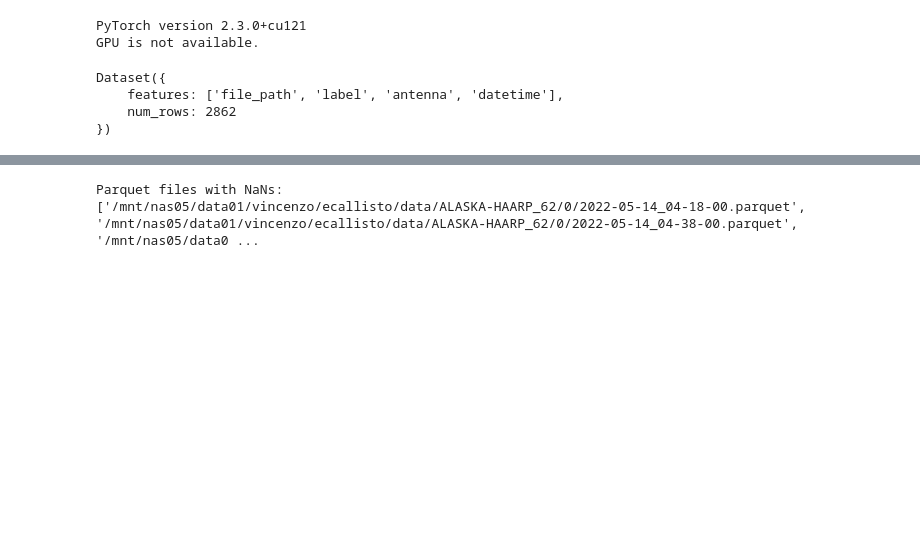
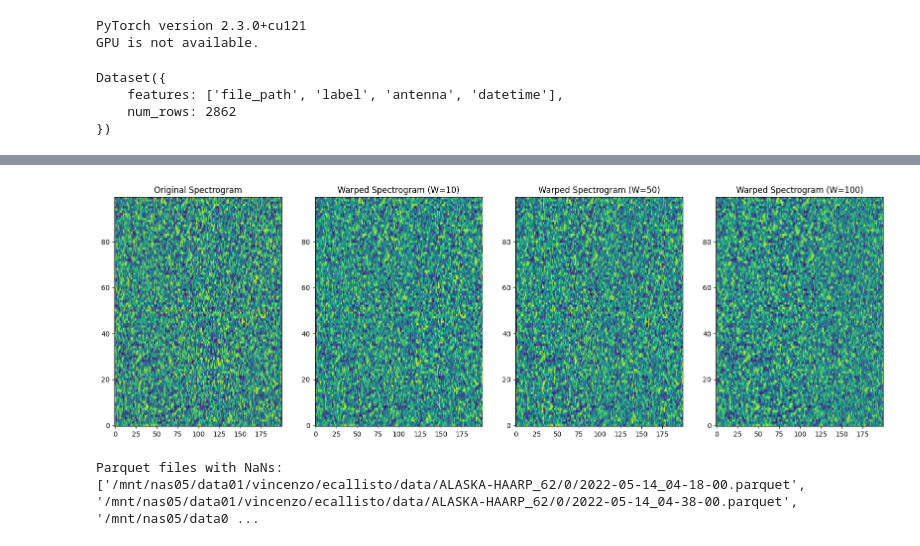
Before and after one commit to i4Ds/FlareSense-v2, a Jupyter notebook: _eda_images.ipynb, the cells around one changed output, grey strips where cells are left out. Saved outputs shown, nothing was run; the diff lists cells and outputs as text; code cells hidden in the pictures; blank space fills up the shorter version.

```diff
--- a/_eda_images.ipynb
+++ b/_eda_images.ipynb
@@ -94,3 +122,33 @@ plt.imshow(df.T, aspect='auto')
+# %%
+import torch
+import matplotlib.pyplot as plt
+
+# Define the time warp augmenter with different W values
+augmenter_w10 = TimeWarpAugmenter(W=10)
+augmenter_w50 = TimeWarpAugmenter(W=15)
+augmenter_w100 = TimeWarpAugmenter(W=50)
+
+# Generate a random spectrogram
+spectrogram = torch.rand(1, 100, 200)
+
+# Apply time warp with different W values
+warped_spectrogram_w10 = augmenter_w10(spectrogram)
+warped_spectrogram_w50 = augmenter_w50(spectrogram)
+warped_spectrogram_w100 = augmenter_w100(spectrogram)
+
+# Display the original and warped spectrograms
+fig, ax = plt.subplots(1, 4, figsize=(20, 6))
+ax[0].imshow(spectrogram.squeeze(0).numpy(), aspect='auto', origin='lower')
+ax[0].set_title("Original Spectrogram")
+ax[1].imshow(warped_spectrogram_w10.squeeze(0).numpy(), aspect='auto', origin='lower')
+ax[1].set_title("Warped Spectrogram (W=10)")
+ax[2].imshow(warped_spectrogram_w50.squeeze(0).numpy(), aspect='auto', origin='lower')
+ax[2].set_title("Warped Spectrogram (W=50)")
+ax[3].imshow(warped_spectrogram_w100.squeeze(0).numpy(), aspect='auto', origin='lower')
+ax[3].set_title("Warped Spectrogram (W=100)")
+plt.show()
+# %% [output]
+[figure, added]
 # %%
 import pandas as pd
 import glob
```
Also changed, not shown: parts of 10 cells of this notebook.
